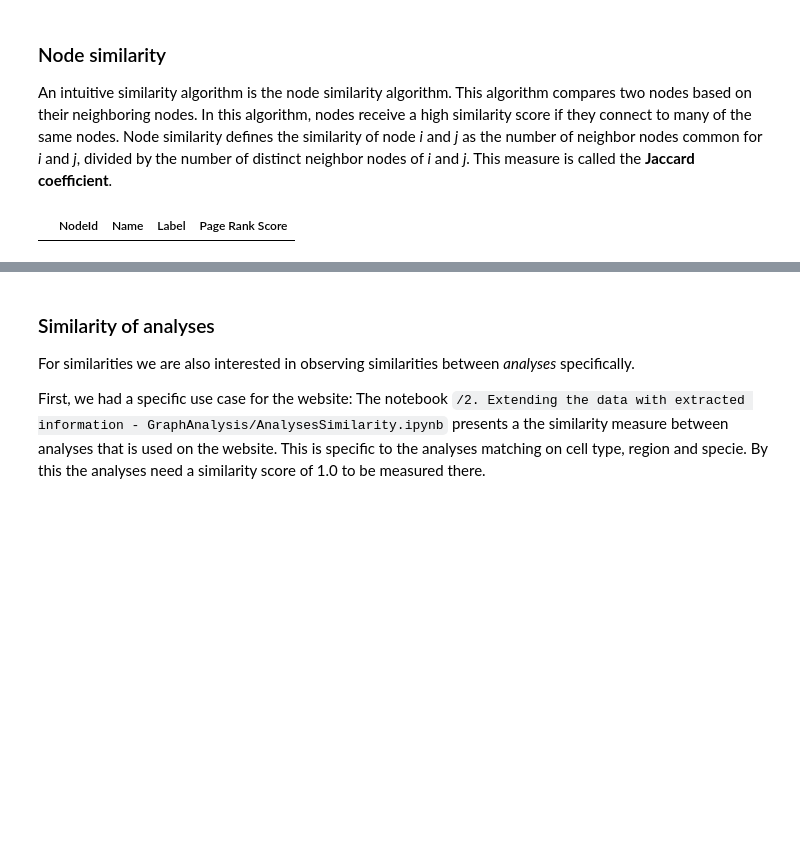
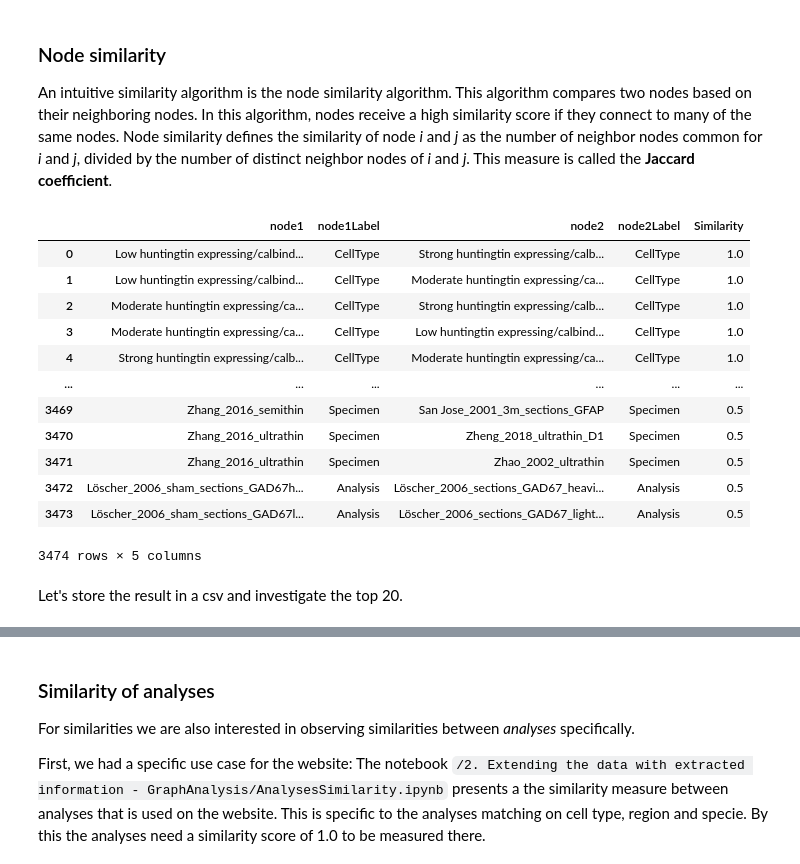
Before and after one commit to marenpg/jupyter_basal_ganglia, a Jupyter notebook: 2. Extending the data with extracted information - GraphAnalysis/1. General information search.ipynb, the cells around one changed output, grey strips where cells are left out. Drawn from its saved outputs; the diff is of its cells as text; code cells hidden in the pictures; blank space fills up the shorter version.

```diff
--- a/2. Extending the data with extracted information - GraphAnalysis/1. General information search.ipynb
+++ b/2. Extending the data with extracted information - GraphAnalysis/1. General information search.ipynb
@@ -202,9 +250,8 @@ with driver.session() as session:
     res = session.run("""
         CALL gds.pageRank.stream('all-nodes')
         YIELD nodeId, score
-        RETURN gds.util.asNode(nodeId).name AS name, labels(gds.util.asNode(nodeId)) as label, score
+        RETURN gds.util.asNode(nodeId).name AS name, labels(gds.util.asNode(nodeId))[0] as label, score
         ORDER BY score DESC
-        LIMIT 100
     """)
 
     for rec in res:
@@ -279,0 +556,18 @@ pd.DataFrame(label_prop_table, columns=["Name", "Label", "Page Rank Score"])
+# %%
+import pandas as pd
+
+label_prop_table = []
+with driver.session() as session:
+    res = session.run("""
+        CALL gds.pageRank.stream('visualization-method')
+        YIELD nodeId, score
+        RETURN gds.util.asNode(nodeId).name AS name, labels(gds.util.asNode(nodeId))[0] as label, score
+        ORDER BY score DESC
+    """)
+
+    for rec in res:
+        label_prop_table.append([rec["name"], rec["label"], rec["score"]])
+
+pd.DataFrame(label_prop_table, columns=["Name", "Label", "Page Rank Score"])
+df = pd.DataFrame(label_prop_table, columns=["Name", "Label", "Page Rank Score"])
+df.loc[df["Label"] == "Solution"].head(4)
@@ -279,0 +580,5 @@ pd.DataFrame(label_prop_table, columns=["Name", "Label", "Page Rank Score"])
+# %%
+with driver.session() as session:
+    session.run("CALL gds.graph.drop('anaesthetics')")
+    session.run("CALL gds.graph.drop('perfusion-fix')")
+    session.run("CALL gds.graph.drop('visualization-method')")
@@ -288,15 +624,23 @@ import pandas as pd
 
 label_prop_table = []
 with driver.session() as session:
-    res = session.run("""
+    new_call = """
         CALL gds.betweenness.stream('all-nodes')
         YIELD nodeId, score
         RETURN nodeId, gds.util.asNode(nodeId).name AS name, labels(gds.util.asNode(nodeId)) AS label, score
         ORDER BY name ASC
+    """
+    ## The sandbox database is not updated with newest production ready algorithms so we call the old way
+    res = session.run("""
+        CALL gds.alpha.betweenness.sampled.stream('all-nodes')
+        YIELD nodeId, centrality
+        RETURN nodeId, gds.util.asNode(nodeId).name AS name, labels(gds.util.asNode(nodeId))[0] AS label, centrality
+        ORDER BY centrality DESC
     """)
 
+
     for rec in res:
-        label_prop_table.append([rec["nodeId"], rec["name"], rec["label"], rec["score"]])
+        label_prop_table.append([rec["nodeId"], rec["name"], rec["label"], rec["centrality"]])
 
-pd.DataFrame(label_prop_table, columns=["NodeId", "Name", "Label", "Page Rank Score"])
+pd.DataFrame(label_prop_table, columns=["NodeId", "Name", "Label", "Betweenness Score"])
 # %% [output]
@@ -312,26 +689,39 @@ An intuitive similarity algorithm is the node similarity algorithm. This algorit
 # %%
 import pandas as pd
 
 label_prop_table = []
 with driver.session() as session:
     res = session.run("""
         CALL gds.nodeSimilarity.stream(
           'all-nodes',
           {
             degreeCutoff: 3,
             similarityCutoff: 0.5,
-            topN: 50,
             topK: 2
           }
         )
         YIELD node1, node2, similarity
-        RETURN gds.util.asNode(node1).name as node1, labels(gds.util.asNode(node1)) as node1Label, gds.util.asNode(node2).name as node2, labels(gds.util.asNode(node2)) as node2Label, similarity
+        RETURN gds.util.asNode(node1).name as node1, labels(gds.util.asNode(node1))[0] as node1Label, gds.util.asNode(node2).name as node2, labels(gds.util.asNode(node2))[0] as node2Label, similarity
         ORDER BY similarity DESC
     """)
 
     for rec in res:
         label_prop_table.append([rec["node1"], rec["node1Label"], rec["node2"], rec["node2Label"], rec["similarity"]])
 
-pd.DataFrame(label_prop_table, columns=["NodeId", "Name", "Label", "Page Rank Score"])
+pd.DataFrame(label_prop_table, columns=["node1", "node1Label", "node2", "node2Label", "Similarity"])
 # %% [output]
-|  | NodeId | Name | Label | Page Rank Score |
+|  | node1 | node1Label | node2 | node2Label | Similarity |
+| 0 | Low huntingtin expressing/calbind... | CellType | Strong huntingtin expressing/calb... | CellType | 1.0 |
+| 1 | Low huntingtin expressing/calbind... | CellType | Moderate huntingtin expressing/ca... | CellType | 1.0 |
+| 2 | Moderate huntingtin expressing/ca... | CellType | Strong huntingtin expressing/calb... | CellType | 1.0 |
+| 3 | Moderate huntingtin expressing/ca... | CellType | Low huntingtin expressing/calbind... | CellType | 1.0 |
+| 4 | Strong huntingtin expressing/calb... | CellType | Moderate huntingtin expressing/ca... | CellType | 1.0 |
+| ... | ... | ... | ... | ... | ... |
+| 3469 | Zhang_2016_semithin | Specimen | San Jose_2001_3m_sections_GFAP | Specimen | 0.5 |
+| 3470 | Zhang_2016_ultrathin | Specimen | Zheng_2018_ultrathin_D1 | Specimen | 0.5 |
+| 3471 | Zhang_2016_ultrathin | Specimen | Zhao_2002_ultrathin | Specimen | 0.5 |
+| 3472 | Löscher_2006_sham_sections_GAD67h... | Analysis | Löscher_2006_sections_GAD67_heavi... | Analysis | 0.5 |
+| 3473 | Löscher_2006_sham_sections_GAD67l... | Analysis | Löscher_2006_sections_GAD67_light... | Analysis | 0.5 |
+3474 rows × 5 columns
+# %% [markdown]
+Let's store the result in a csv and investigate the top 20.
```
Also changed, not shown: parts of 78 cells of this notebook, 13 other files.
